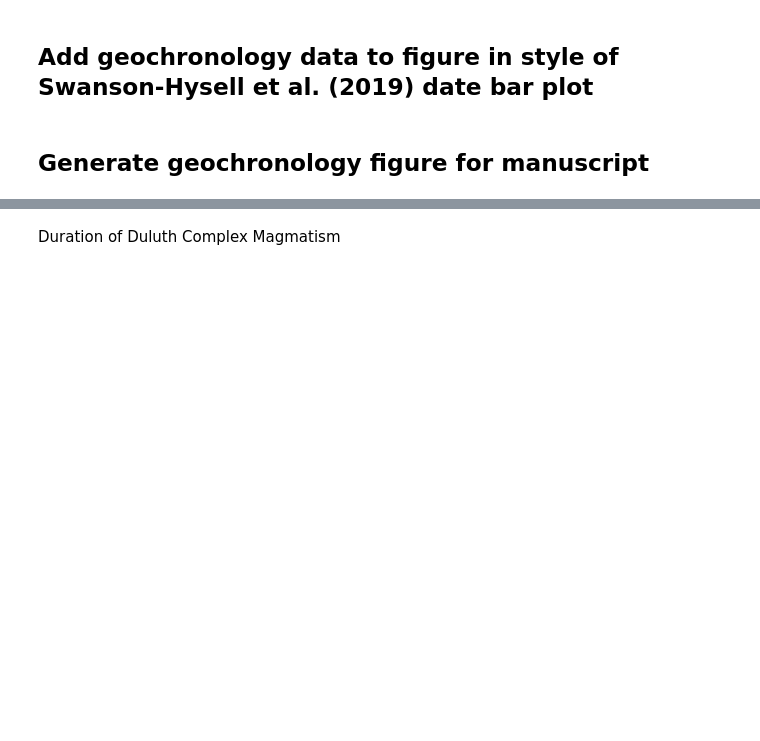
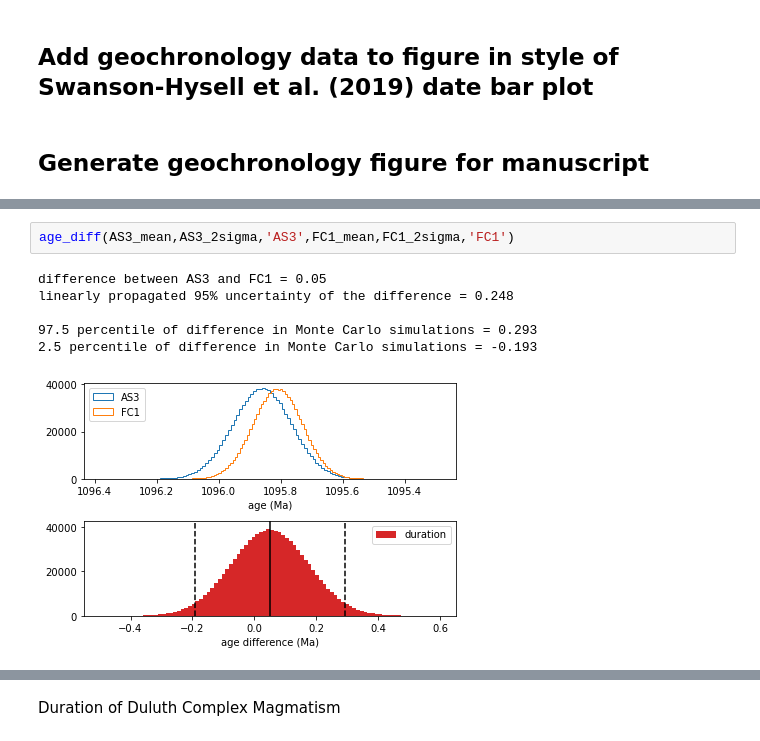
Before and after one commit to Swanson-Hysell-Group/2020_Duluth_Complex, a Jupyter notebook: code/Duluth_Complex_notebook.ipynb, the cells around one changed output, grey strips where cells are left out. Saved outputs shown, nothing was run; the diff lists cells and outputs as text; blank space fills up the shorter version.

```diff
--- a/code/Duluth_Complex_notebook.ipynb
+++ b/code/Duluth_Complex_notebook.ipynb
@@ -1357,0 +1441,9 @@ plt.show(fig)
+# %%
+age_diff(AS3_mean,AS3_2sigma,'AS3',FC1_mean,FC1_2sigma,'FC1')
+# %% [output]
+difference between AS3 and FC1 = 0.05
+linearly propagated 95% uncertainty of the difference = 0.248
+
+97.5 percentile of difference in Monte Carlo simulations = 0.293
+2.5 percentile of difference in Monte Carlo simulations = -0.193
+[figure, added]
```
Also changed, not shown: parts of 28 cells of this notebook, 1 other file.
